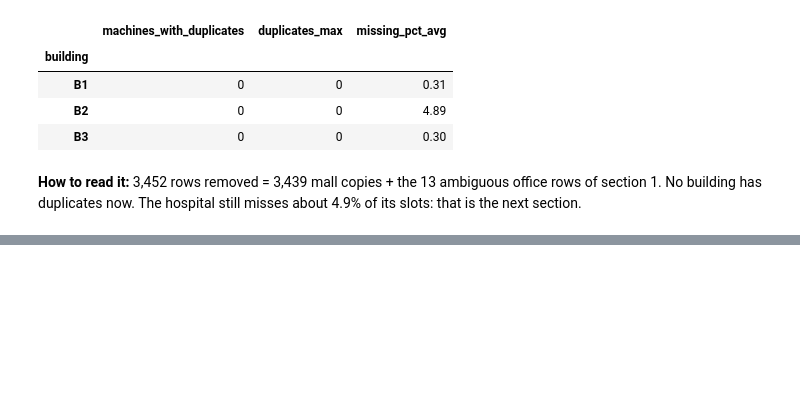
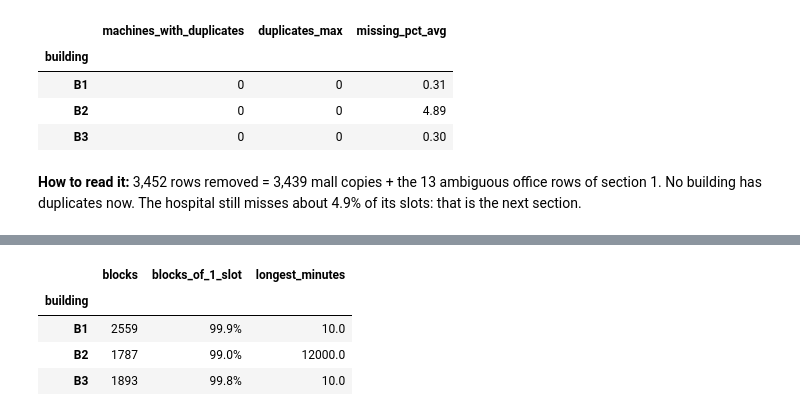
Before and after one commit to serrasm19/ahu-fault-detection, a Jupyter notebook: submission/code/notebooks/02_data_quality.ipynb, the cells around one changed output, grey strips where cells are left out. Drawn from its saved outputs; the diff is of its cells as text; code cells hidden in the pictures; blank space fills up the shorter version.

Commit message:
📊 Add missing days check to the data quality notebook
Co-Authored-By: Claude Opus 5.5 <noreply@anthropic.com>

```diff
--- a/submission/code/notebooks/02_data_quality.ipynb
+++ b/submission/code/notebooks/02_data_quality.ipynb
@@ -327,0 +340,16 @@ Rows before: 2,053,533  after: 2,050,081  removed: 3,452
+# %%
+# One row per block of missing slots, for every machine of the cleaned data
+gaps = add_building(gap_blocks(clean))
+
+# Per building: how many blocks, how long they usually are, and the longest one
+gaps.groupby("building").agg(
+    blocks=("slots", "size"),
+    blocks_of_1_slot=("slots", lambda s: f"{(s == 1).mean():.1%}"),
+    longest_minutes=("hours", lambda h: h.max() * 60),
+)
+# %% [output]
+|  | blocks | blocks_of_1_slot | longest_minutes |
+| building |  |  |  |
+| B1 | 2559 | 99.9% | 10.0 |
+| B2 | 1787 | 99.0% | 12000.0 |
+| B3 | 1893 | 99.8% | 10.0 |
```
Also changed, not shown: parts of 9 cells of this notebook.
